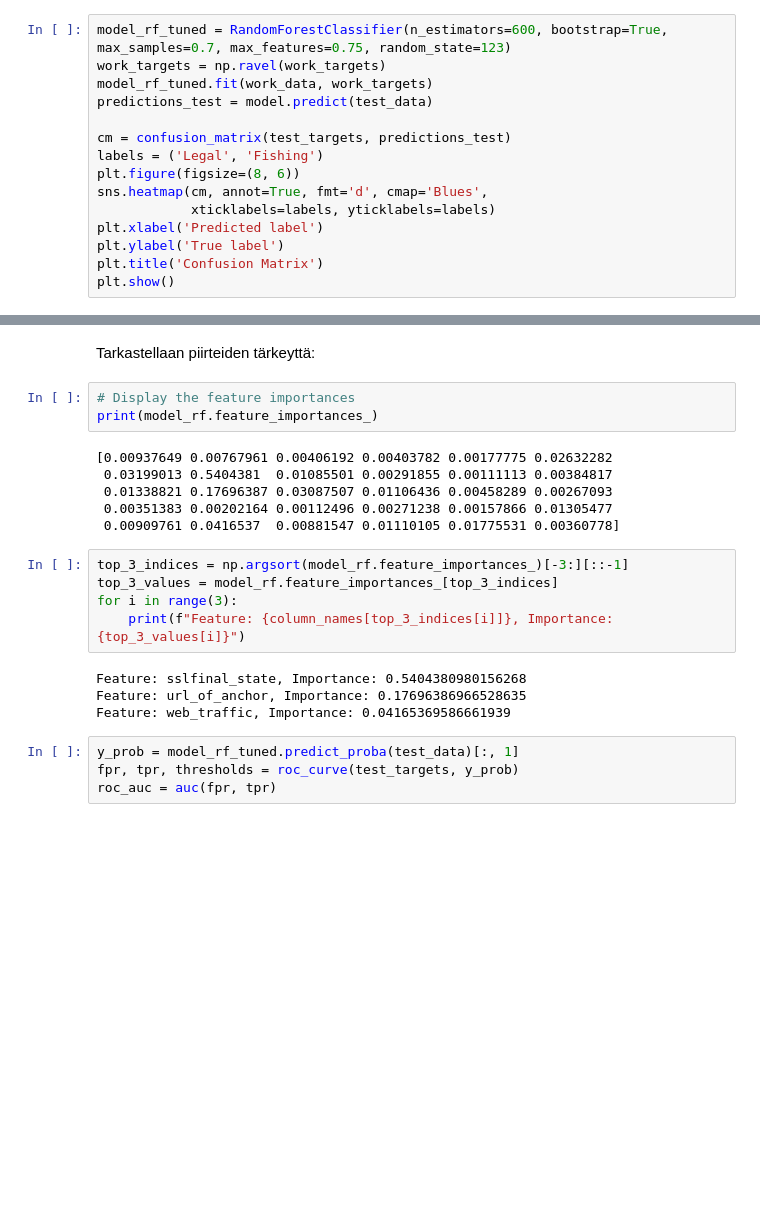
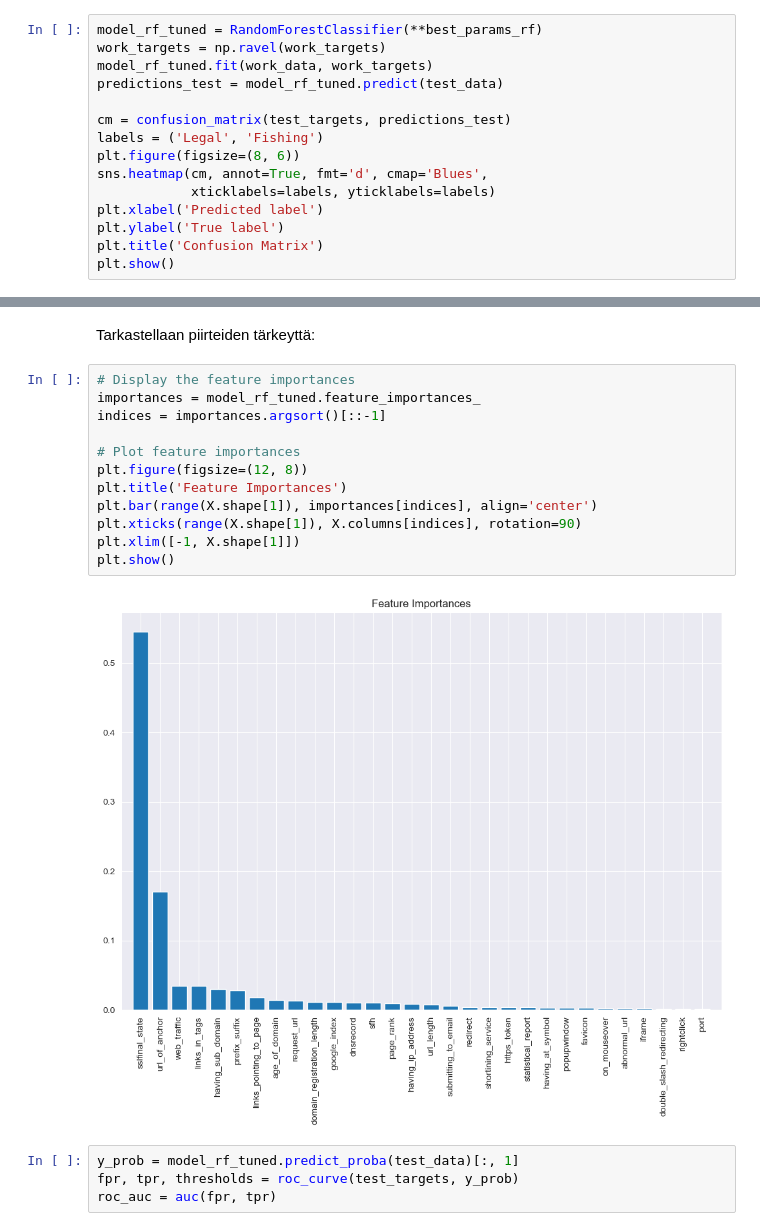
Before and after one commit to VladimirPiniazhin/Koneoppiminen, a Jupyter notebook: 3. Tehtava_Decision_trees_and_random_forests.ipynb, the cells around one changed output, grey strips where cells are left out. Saved outputs shown, nothing was run; the diff lists cells and outputs as text; blank space fills up the shorter version.

```diff
--- a/3. Tehtava_Decision_trees_and_random_forests.ipynb
+++ b/3. Tehtava_Decision_trees_and_random_forests.ipynb
@@ -456,8 +460,8 @@ Mallinnusosiossa päätettiin käyttää 600 puuta. Seuraavaksi arvioidaan luoki
 # %%
-model_rf_tuned = RandomForestClassifier(n_estimators=600, bootstrap=True, max_samples=0.7, max_features=0.75, random_state=123)
+model_rf_tuned = RandomForestClassifier(**best_params_rf)
 work_targets = np.ravel(work_targets)
 model_rf_tuned.fit(work_data, work_targets)
-predictions_test = model.predict(test_data)
+predictions_test = model_rf_tuned.predict(test_data)
 
 cm = confusion_matrix(test_targets, predictions_test)
 labels = ('Legal', 'Fishing')
@@ -500,22 +504,18 @@ Ristivalidoinnin tulokset osoittavat, että malli on vakaa ja toimii keskimäär
 Tarkastellaan piirteiden tärkeyttä:
 # %%
 # Display the feature importances
-print(model_rf.feature_importances_)
+importances = model_rf_tuned.feature_importances_
+indices = importances.argsort()[::-1]
+
+# Plot feature importances
+plt.figure(figsize=(12, 8))
+plt.title('Feature Importances')
+plt.bar(range(X.shape[1]), importances[indices], align='center')
+plt.xticks(range(X.shape[1]), X.columns[indices], rotation=90)
+plt.xlim([-1, X.shape[1]])
+plt.show()
 # %% [output]
-[0.00937649 0.00767961 0.00406192 0.00403782 0.00177775 0.02632282
- 0.03199013 0.5404381  0.01085501 0.00291855 0.00111113 0.00384817
- 0.01338821 0.17696387 0.03087507 0.01106436 0.00458289 0.00267093
- 0.00351383 0.00202164 0.00112496 0.00271238 0.00157866 0.01305477
- 0.00909761 0.0416537  0.00881547 0.01110105 0.01775531 0.00360778]
+[figure, added]
-# %%
-top_3_indices = np.argsort(model_rf.feature_importances_)[-3:][::-1]
-top_3_values = model_rf.feature_importances_[top_3_indices]
-for i in range(3):
-    print(f"Feature: {column_names[top_3_indices[i]]}, Importance: {top_3_values[i]}")
-# %% [output]
-Feature: sslfinal_state, Importance: 0.5404380980156268
-Feature: url_of_anchor, Importance: 0.17696386966528635
-Feature: web_traffic, Importance: 0.04165369586661939
 # %%
 y_prob = model_rf_tuned.predict_proba(test_data)[:, 1]
 fpr, tpr, thresholds = roc_curve(test_targets, y_prob)
```
Also changed, not shown: parts of 25 cells of this notebook.
